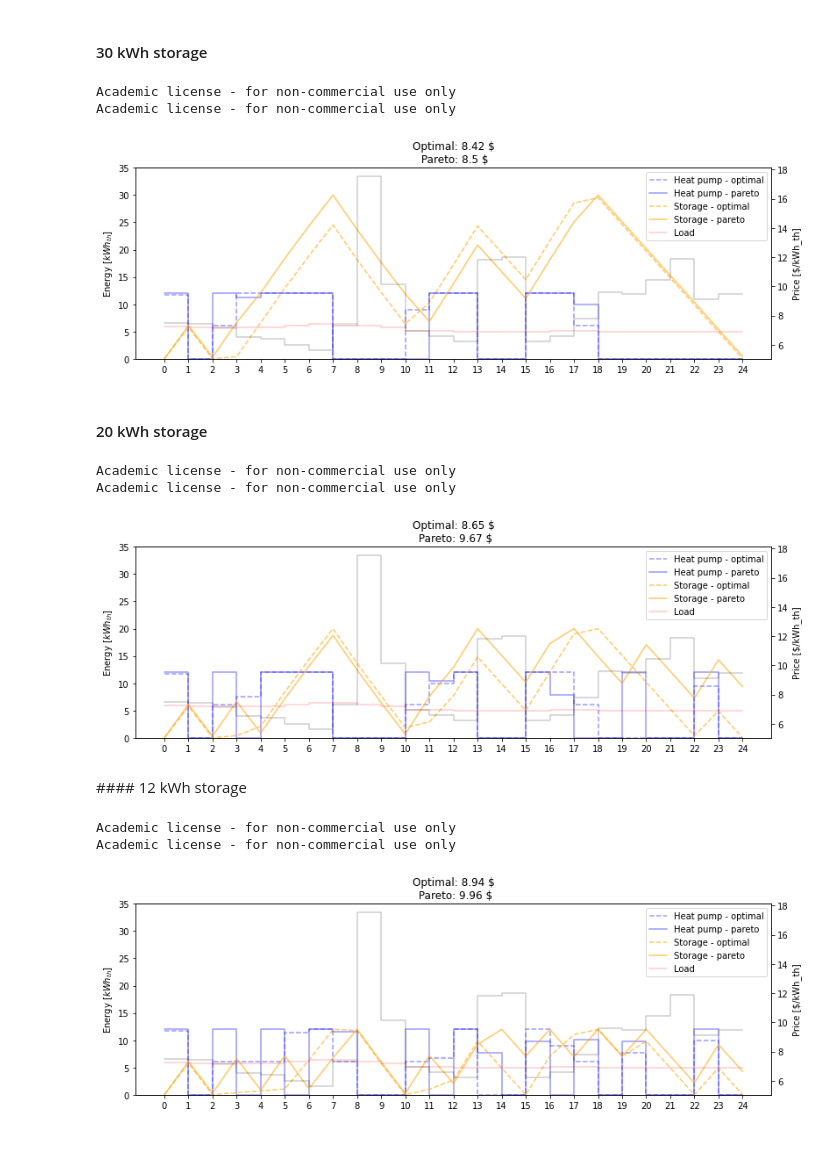
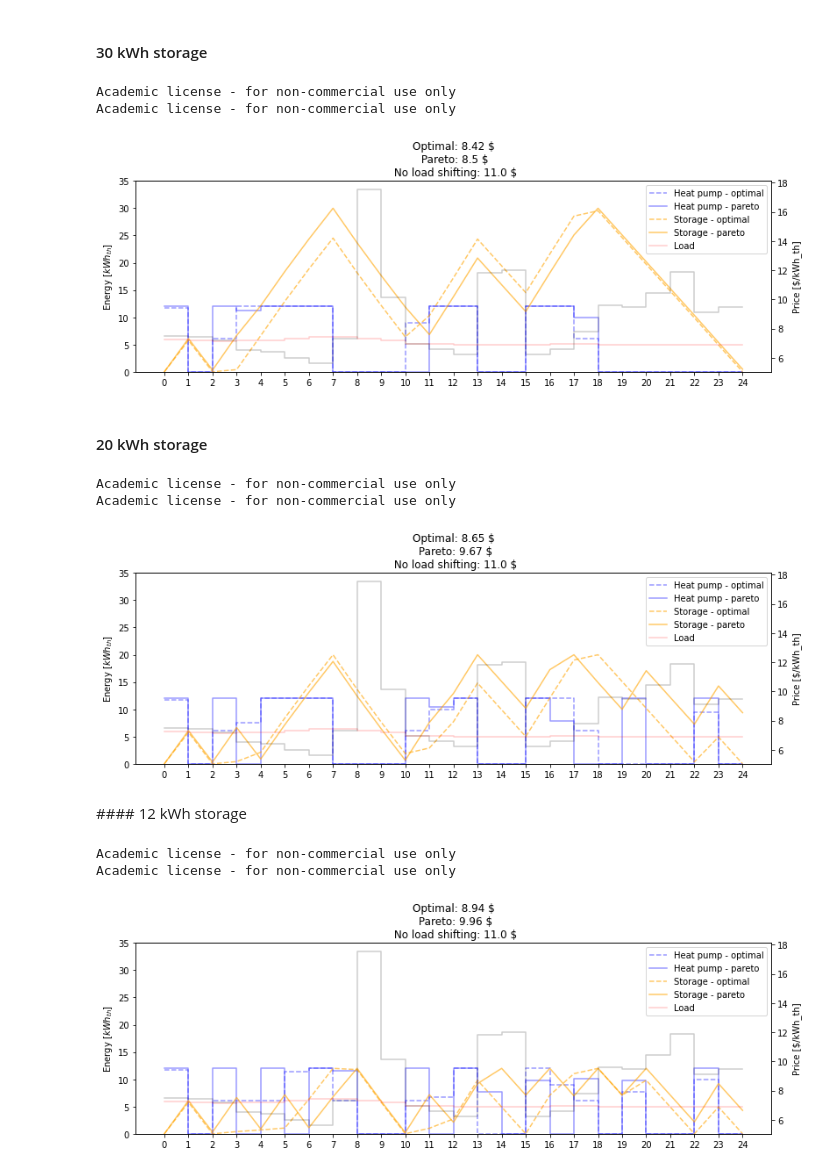
Before and after one commit to thdfw/master_thesis, a Jupyter notebook: data_driven_control/pareto.ipynb, the cells around one changed output. Drawn from its saved outputs; the diff is of its cells as text; code cells hidden in the pictures; blank space fills up the shorter version.

```diff
--- a/data_driven_control/pareto.ipynb
+++ b/data_driven_control/pareto.ipynb
@@ -100,15 +100,19 @@ COP:
 # %% [markdown]
 ## 2 - Forecasts and parameters
 # %%
+gridworks_prices = False
+
 # Electricity prices [cts/kWh] option 1 (GridWorks)
-c_el = [6.36, 6.34, 6.34, 6.37, 6.41, 6.46, 6.95, 41.51, \
-        41.16, 41.07, 41.06, 41.08, 7.16, 7.18, 7.18, 7.16, 41.2, 41.64,\
-        41.43, 41.51, 6.84, 6.65, 6.46, 6.4]
+if gridworks_prices:
+    c_el = [6.36, 6.34, 6.34, 6.37, 6.41, 6.46, 6.95, 41.51, \
+            41.16, 41.07, 41.06, 41.08, 7.16, 7.18, 7.18, 7.16, 41.2, 41.64,\
+            41.43, 41.51, 6.84, 6.65, 6.46, 6.4]
 
 # Electricity prices [cts/kWh] option 2 (progressive)
-c_el = [18.97, 18.92, 18.21, 16.58, 16.27, 15.49, 14.64,\
-        18.93, 45.56, 26.42, 18.0, 17.17, 16.19, 30.74, 31.17, 16.18,\
-        17.11, 20.24, 24.94, 24.69, 26.48, 30.15, 23.14, 24.11]
+else:
+    c_el = [18.97, 18.92, 18.21, 16.58, 16.27, 15.49, 14.64,\
+            18.93, 45.56, 26.42, 18.0, 17.17, 16.19, 30.74, 31.17, 16.18,\
+            17.11, 20.24, 24.94, 24.69, 26.48, 30.15, 23.14, 24.11]
 
 # Outside air temperature (°C)
 T_OA_list = [2]*5 + [7]*15 + [2]*4
@@ -215,6 +219,12 @@ The Q_HP range for this LWT is => [6.1, 12] kW
 ## 4 - Pareto algorithm
 # %%
 def get_pareto(cost_th_list, load, max_storage, PRINT):
+
+    # Treat for duplicates
+    for i in range(N):
+        for j in range(N):
+            if i!=j and cost_th_list[i] == cost_th_list[j]:
+                cost_th_list[j] = cost_th_list[j] + random.uniform(-0.5, 0.5)
 
     # Ranking the hourly costs ($/kWh_th)
     ranking = [sorted(cost_th_list).index(x) for x in cost_th_list]
@@ -589,26 +600,24 @@ def comparison(max_storage, PRINT):
 # %% [markdown]
 #### 30 kWh storage
 # %%
-# With a large storage, pareto is good
-comparison(max_storage=30, PRINT=False)
+price_opti, price_pareto, price_noshift = comparison(max_storage=30, PRINT=False, PLOT=True)
 # %% [output]
 Academic license - for non-commercial use only
 Academic license - for non-commercial use only
-[figure, old version]
+[figure, new version]
 # %% [markdown]
 #### 20 kWh storage
 # %%
-# As storage size decreases, pareto can fail to provide the load sometimes
-comparison(max_storage=20, PRINT=False)
+price_opti, price_pareto, price_noshift = comparison(max_storage=20, PRINT=False, PLOT=True)
 # %% [output]
 Academic license - for non-commercial use only
 Academic license - for non-commercial use only
-[figure, old version]
+[figure, new version]
 # %% [markdown]
 #### 12 kWh storage
 # %%
-comparison(max_storage=12, PRINT=False)
+price_opti, price_pareto, price_noshift = comparison(max_storage=12, PRINT=False, PLOT=True)
 # %% [output]
 Academic license - for non-commercial use only
 Academic license - for non-commercial use only
-[figure, old version]
+[figure, new version]
```
Also changed, not shown: parts of 4 cells of this notebook.
